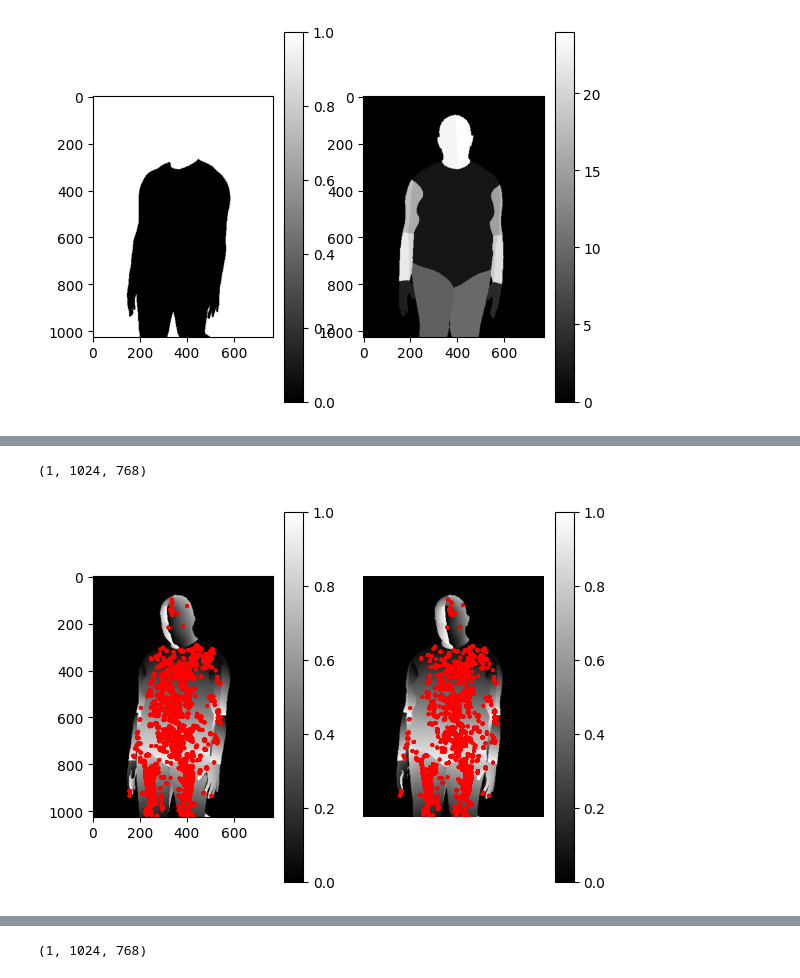
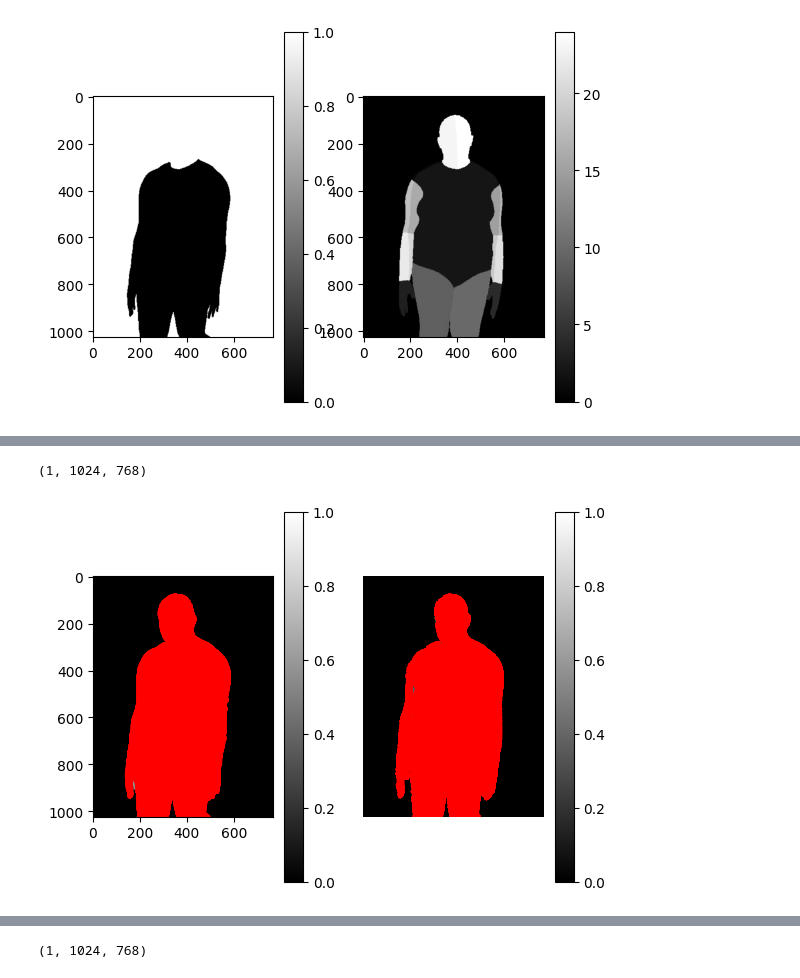
Before and after one commit to Sihui-Ji-10-9/DisCo10.9, a Jupyter notebook: tsv_example/cor.ipynb, the cells around one changed output, grey strips where cells are left out. Saved outputs shown, nothing was run; the diff lists cells and outputs as text; code cells hidden in the pictures.

```diff
--- a/tsv_example/cor.ipynb
+++ b/tsv_example/cor.ipynb
@@ -130,7 +222,7 @@ plt.colorbar()
 # plt.gca().add_patch(circle)
 
 
-cc = np.load('/home/nfs/jsh/HOME/VITON-hd-resized/try2.0/densepose_fat_cor/00069_00 copy 9.jpg.npy',allow_pickle=True)
+cc = np.load('/home/nfs/jsh/HOME/VITON-hd-resized/try2.0/densepose_fat_cor_new/00069_00 copy 9.jpg.npy',allow_pickle=True)
 p1=[]
 p2=[]
 for i in range(1024):
@@ -207,38 +299,38 @@ plt.colorbar()
 # plt.gca().add_patch(circle)
 
 
-cc = np.load('/home/nfs/jsh/HOME/VITON-hd-resized/try2.0/densepose_fat_cor_new2.0/00069_00 copy 5.jpg.npy',allow_pickle=True)
+cc = np.load('/home/nfs/jsh/HOME/VITON-hd-resized/try2.0/densepose_fat_cor_new8.0/00069_00 copy 5.jpg.npy',allow_pickle=True)
 p1=[]
 p2=[]
 for i in range(1024):
     for j in range(768):
             if cc[i,j,0]!=-100000:
                 # print(c[i,j])
                 p1.append((j,i))
                 p2.append((cc[i,j,1],cc[i,j,0]))
                 # print((cc[i,j,0],cc[i,j,1]),(i,j))
 
 
 # 循环创建并显示圆圈
 for i in range(len(p1)):
     circle = plt.Circle(p1[i], radius=5, color='red', fill=False)
     plt.gca().add_patch(circle)
 
 plt.subplot(1,2,2)
 # 绘制图像
 plt.imshow(data1_uv[0], cmap='gray')
 # 添加颜色条
 plt.colorbar()
 
 # 循环创建并显示圆圈
 for i in range(len(p1)):
     circle = plt.Circle(p2[i], radius=5, color='red', fill=False)
     plt.gca().add_patch(circle)
 # circle = plt.Circle([100,200], radius=5, color='red', fill=False)
 # plt.gca().add_patch(circle)
 # 不显示坐标轴
 plt.axis('off')
 plt.show()
 # %% [output]
 (1, 1024, 768)
-[figure, old version]
+[figure, new version]
```
Also changed, not shown: parts of 8 cells of this notebook, 17 other files.
